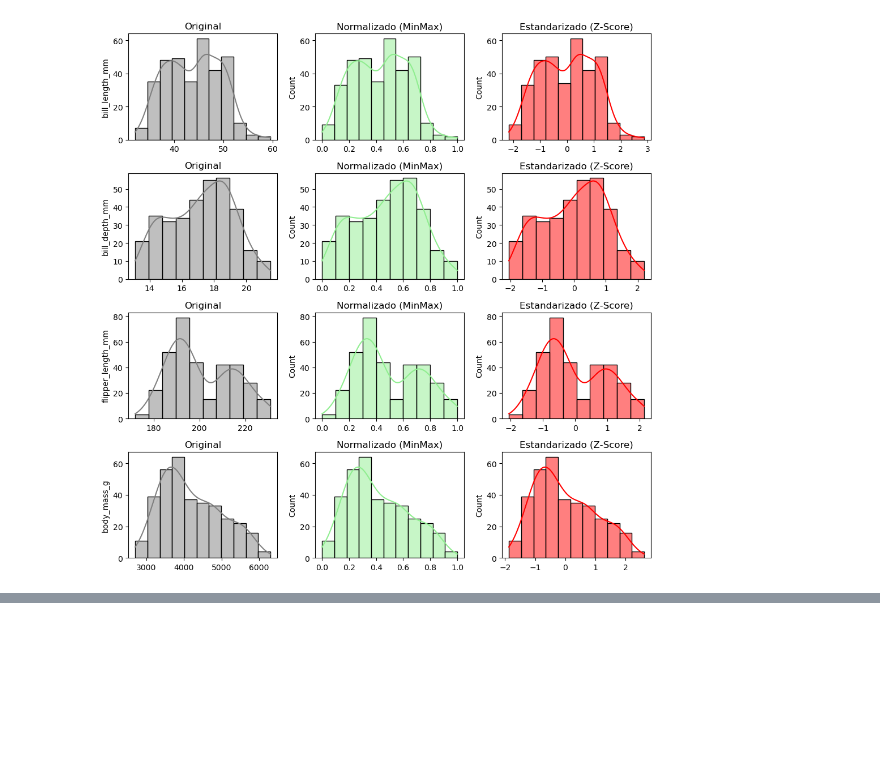
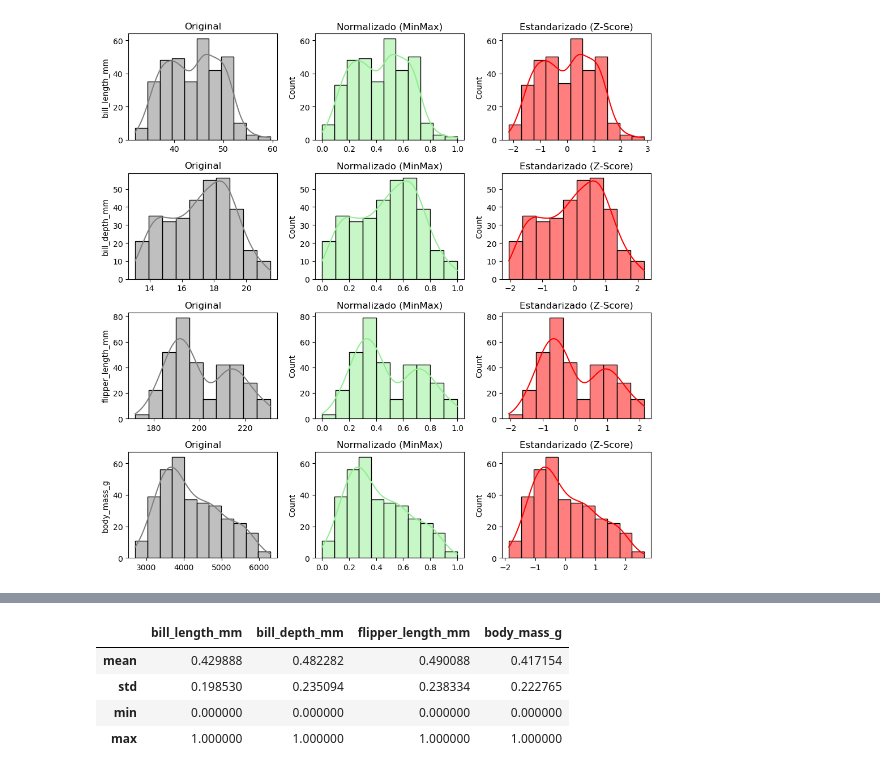
Before and after one commit to FIUBA-Posgrado-Inteligencia-Artificial/CEIA_Analisis_de_datos, a Jupyter notebook: notebooks/clase_05_normalizacion_estandarizacion.ipynb, the cells around one changed output, grey strips where cells are left out. Saved outputs shown, nothing was run; the diff lists cells and outputs as text; code cells hidden in the pictures; blank space fills up the shorter version.

```diff
--- a/notebooks/clase_05_normalizacion_estandarizacion.ipynb
+++ b/notebooks/clase_05_normalizacion_estandarizacion.ipynb
@@ -145,0 +156,8 @@ plt.show()
+# %%
+df_normalized.describe().loc[['mean', 'std','min','max']]
+# %% [output]
+|  | bill_length_mm | bill_depth_mm | flipper_length_mm | body_mass_g |
+| mean | 0.429888 | 0.482282 | 0.490088 | 0.417154 |
+| std | 0.198530 | 0.235094 | 0.238334 | 0.222765 |
+| min | 0.000000 | 0.000000 | 0.000000 | 0.000000 |
+| max | 1.000000 | 1.000000 | 1.000000 | 1.000000 |
```
Also changed, not shown: parts of 6 cells of this notebook.
